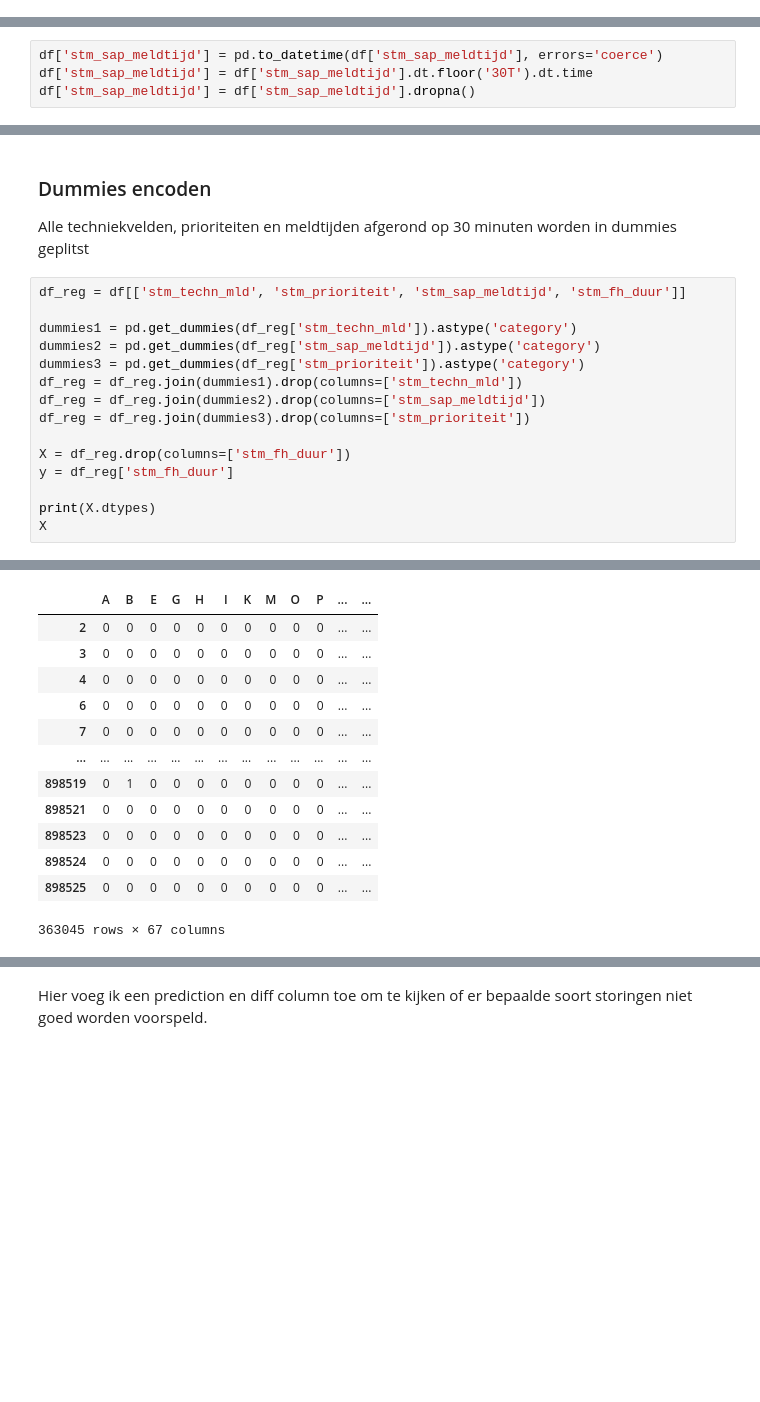
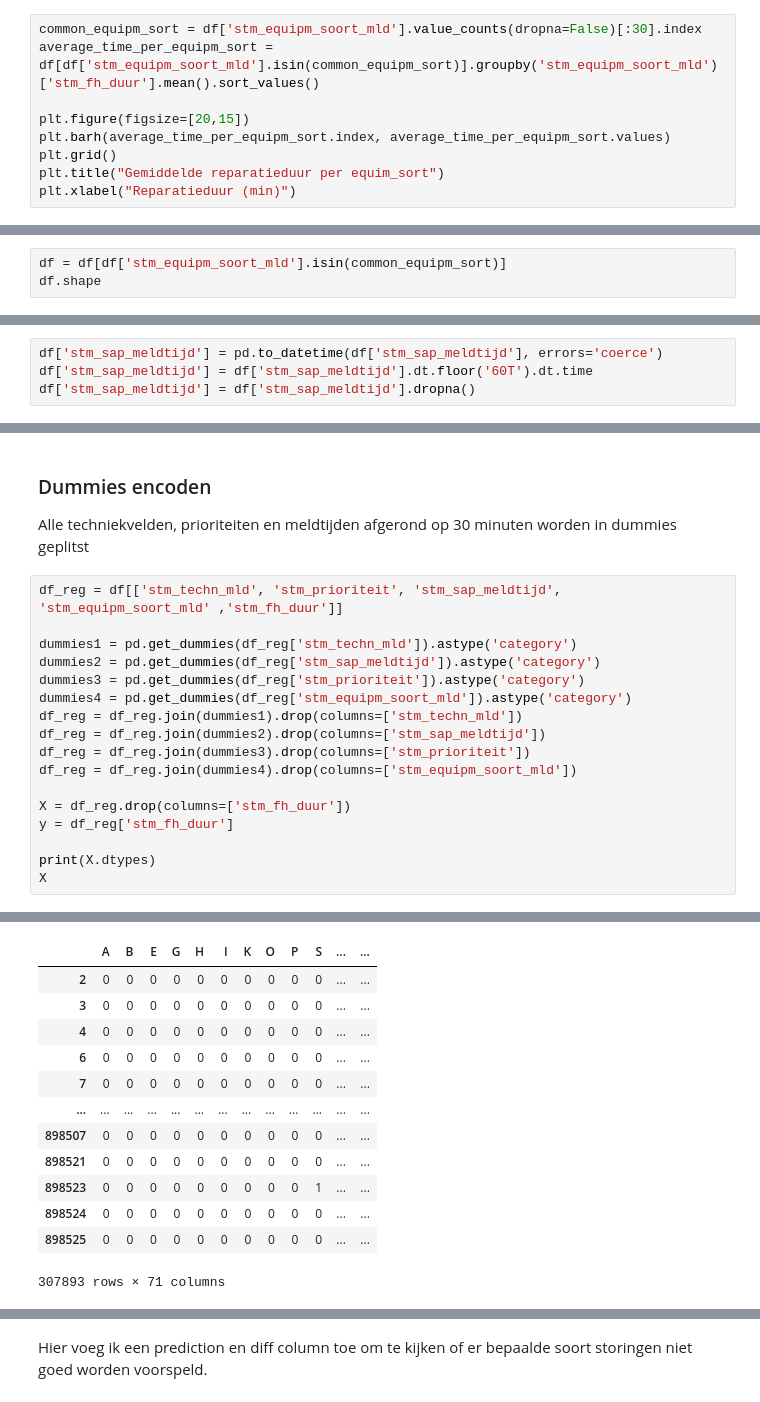
Before and after one commit to RoelandOostdam/ProRail-GP, a Jupyter notebook: ProRail_Herkansing_Roeland.ipynb, the cells around one changed output, grey strips where cells are left out. Drawn from its saved outputs; the diff is of its cells as text; blank space fills up the shorter version.

```diff
--- a/ProRail_Herkansing_Roeland.ipynb
+++ b/ProRail_Herkansing_Roeland.ipynb
@@ -155,0 +187,9 @@ dtype: object
+# %%
+common_equipm_sort = df['stm_equipm_soort_mld'].value_counts(dropna=False)[:30].index
+average_time_per_equipm_sort = df[df['stm_equipm_soort_mld'].isin(common_equipm_sort)].groupby('stm_equipm_soort_mld')['stm_fh_duur'].mean().sort_values()
+
+plt.figure(figsize=[20,15])
+plt.barh(average_time_per_equipm_sort.index, average_time_per_equipm_sort.values)
+plt.grid()
+plt.title("Gemiddelde reparatieduur per equim_sort")
+plt.xlabel("Reparatieduur (min)")
@@ -155,0 +201,3 @@ dtype: object
+# %%
+df = df[df['stm_equipm_soort_mld'].isin(common_equipm_sort)]
+df.shape
@@ -172,7 +222,7 @@ def GetAverageRepairTime(column):
 De tijd kolommen worden verdeeld in stukken van een half uur zodat we tijd als categorische data kunnen gebruiken omdat deze als kwantitatieve data niet goed bruikbaar is.
 # %%
 df['stm_sap_meldtijd'] = pd.to_datetime(df['stm_sap_meldtijd'], errors='coerce')
-df['stm_sap_meldtijd'] = df['stm_sap_meldtijd'].dt.floor('30T').dt.time
+df['stm_sap_meldtijd'] = df['stm_sap_meldtijd'].dt.floor('60T').dt.time
 df['stm_sap_meldtijd'] = df['stm_sap_meldtijd'].dropna()
 # %%
 df['stm_sap_meldtijd']
@@ -221,14 +271,16 @@ Baseline RMSE : 79.80622806102886
 ### Dummies encoden
 Alle techniekvelden, prioriteiten en meldtijden afgerond op 30 minuten worden in dummies geplitst
 # %%
-df_reg = df[['stm_techn_mld', 'stm_prioriteit', 'stm_sap_meldtijd', 'stm_fh_duur']]
+df_reg = df[['stm_techn_mld', 'stm_prioriteit', 'stm_sap_meldtijd', 'stm_equipm_soort_mld' ,'stm_fh_duur']]
 
 dummies1 = pd.get_dummies(df_reg['stm_techn_mld']).astype('category')
 dummies2 = pd.get_dummies(df_reg['stm_sap_meldtijd']).astype('category')
 dummies3 = pd.get_dummies(df_reg['stm_prioriteit']).astype('category')
+dummies4 = pd.get_dummies(df_reg['stm_equipm_soort_mld']).astype('category')
 df_reg = df_reg.join(dummies1).drop(columns=['stm_techn_mld'])
 df_reg = df_reg.join(dummies2).drop(columns=['stm_sap_meldtijd'])
 df_reg = df_reg.join(dummies3).drop(columns=['stm_prioriteit'])
+df_reg = df_reg.join(dummies4).drop(columns=['stm_equipm_soort_mld'])
 
 X = df_reg.drop(columns=['stm_fh_duur'])
 y = df_reg['stm_fh_duur']
@@ -251,16 +303,16 @@ Length: 67, dtype: object
-|  | A | B | E | G | H | I | K | M | O | P | ... | ... |
+|  | A | B | E | G | H | I | K | O | P | S | ... | ... |
 | 2 | 0 | 0 | 0 | 0 | 0 | 0 | 0 | 0 | 0 | 0 | ... | ... |
 | 3 | 0 | 0 | 0 | 0 | 0 | 0 | 0 | 0 | 0 | 0 | ... | ... |
 | 4 | 0 | 0 | 0 | 0 | 0 | 0 | 0 | 0 | 0 | 0 | ... | ... |
 | 6 | 0 | 0 | 0 | 0 | 0 | 0 | 0 | 0 | 0 | 0 | ... | ... |
 | 7 | 0 | 0 | 0 | 0 | 0 | 0 | 0 | 0 | 0 | 0 | ... | ... |
 | ... | ... | ... | ... | ... | ... | ... | ... | ... | ... | ... | ... | ... |
-| 898519 | 0 | 1 | 0 | 0 | 0 | 0 | 0 | 0 | 0 | 0 | ... | ... |
+| 898507 | 0 | 0 | 0 | 0 | 0 | 0 | 0 | 0 | 0 | 0 | ... | ... |
 | 898521 | 0 | 0 | 0 | 0 | 0 | 0 | 0 | 0 | 0 | 0 | ... | ... |
-| 898523 | 0 | 0 | 0 | 0 | 0 | 0 | 0 | 0 | 0 | 0 | ... | ... |
+| 898523 | 0 | 0 | 0 | 0 | 0 | 0 | 0 | 0 | 0 | 1 | ... | ... |
 | 898524 | 0 | 0 | 0 | 0 | 0 | 0 | 0 | 0 | 0 | 0 | ... | ... |
 | 898525 | 0 | 0 | 0 | 0 | 0 | 0 | 0 | 0 | 0 | 0 | ... | ... |
-363045 rows × 67 columns
+307893 rows × 71 columns
 # %% [markdown]
 ## DecisionTreeRegressor
 Ik gebruik hier een decision tree regressor.
```
Also changed, not shown: parts of 32 cells of this notebook, 5 other files.
